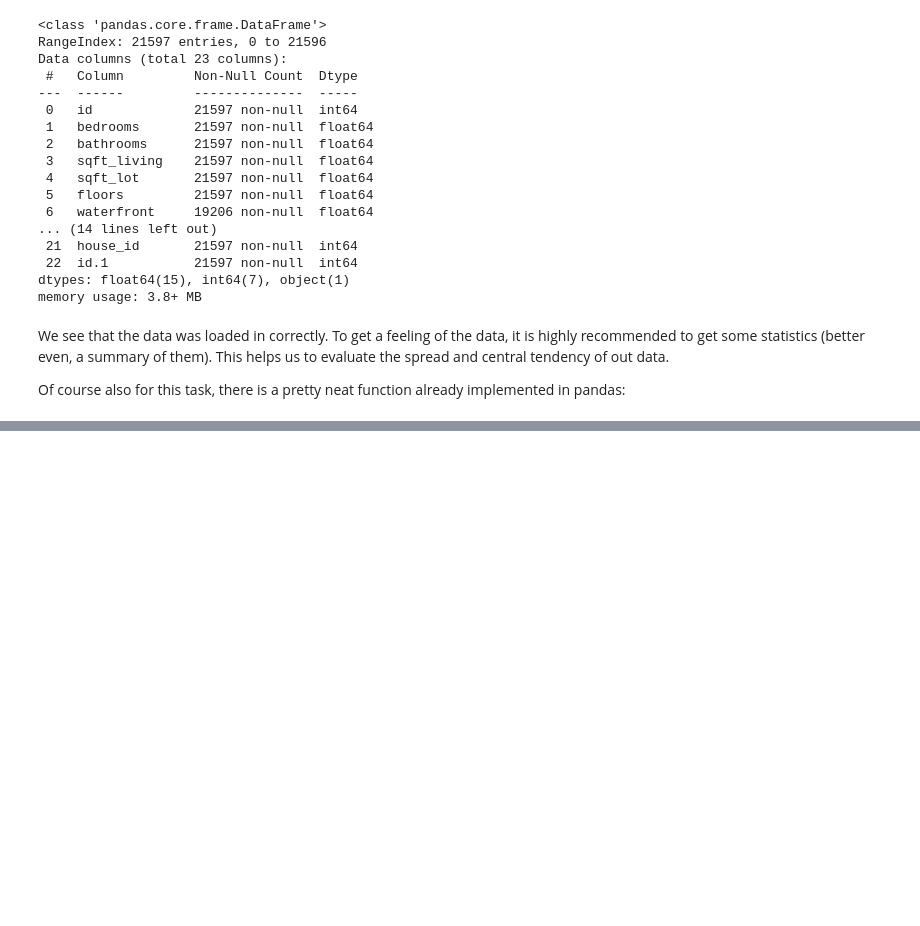
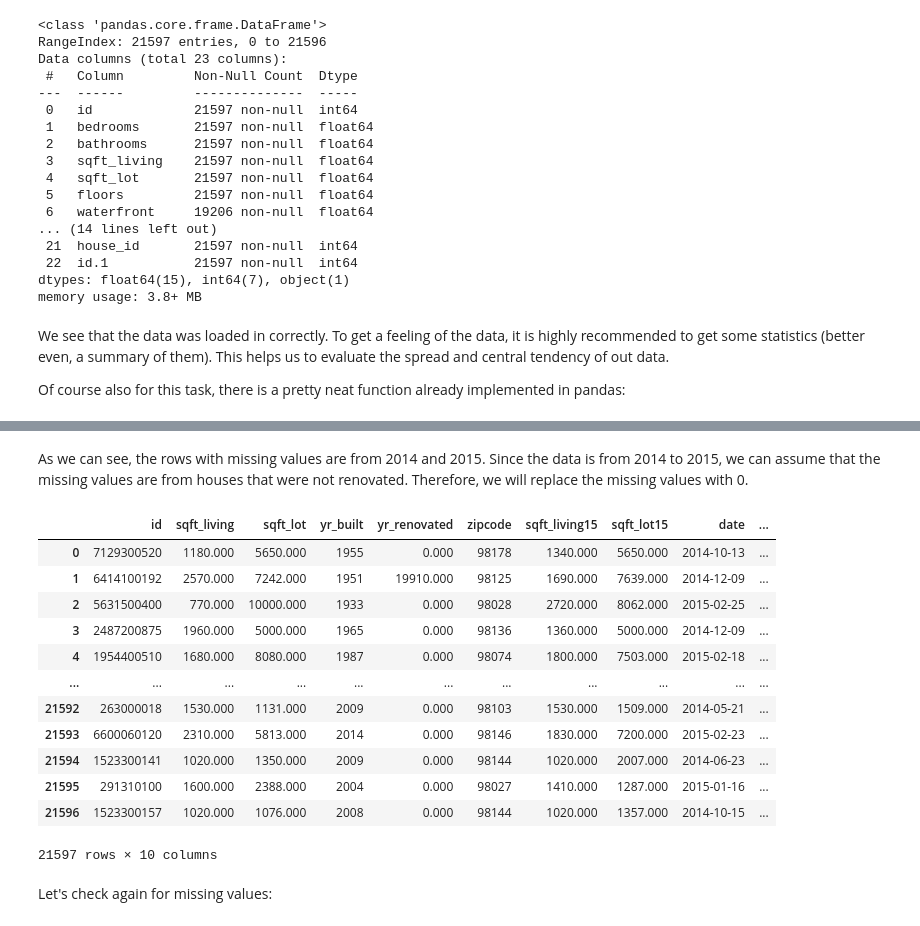
Before and after one commit to S3B3C/EDA-project_Housing, a Jupyter notebook: EDA.ipynb, the cells around one changed output, grey strips where cells are left out. Drawn from its saved outputs; the diff is of its cells as text; code cells hidden in the pictures; blank space fills up the shorter version.

```diff
--- a/EDA.ipynb
+++ b/EDA.ipynb
@@ -242,0 +402,22 @@ Based on the overview of the joined Data tables and the characteristics of thr C
+# %% [markdown]
+As we can see, the rows with missing values are from 2014 and 2015. Since the data is from 2014 to 2015, we can assume that the missing values are from houses that were not renovated. Therefore, we will replace the missing values with 0.
+# %%
+df_dropped_null_filled = df_dropped.copy()
+df_dropped_null_filled['yr_renovated'] = df_dropped_null_filled['yr_renovated'].fillna(0)
+df_dropped_null_filled
+# %% [output]
+|  | id | sqft_living | sqft_lot | yr_built | yr_renovated | zipcode | sqft_living15 | sqft_lot15 | date | ... |
+| 0 | 7129300520 | 1180.000 | 5650.000 | 1955 | 0.000 | 98178 | 1340.000 | 5650.000 | 2014-10-13 | ... |
+| 1 | 6414100192 | 2570.000 | 7242.000 | 1951 | 19910.000 | 98125 | 1690.000 | 7639.000 | 2014-12-09 | ... |
+| 2 | 5631500400 | 770.000 | 10000.000 | 1933 | 0.000 | 98028 | 2720.000 | 8062.000 | 2015-02-25 | ... |
+| 3 | 2487200875 | 1960.000 | 5000.000 | 1965 | 0.000 | 98136 | 1360.000 | 5000.000 | 2014-12-09 | ... |
+| 4 | 1954400510 | 1680.000 | 8080.000 | 1987 | 0.000 | 98074 | 1800.000 | 7503.000 | 2015-02-18 | ... |
+| ... | ... | ... | ... | ... | ... | ... | ... | ... | ... | ... |
+| 21592 | 263000018 | 1530.000 | 1131.000 | 2009 | 0.000 | 98103 | 1530.000 | 1509.000 | 2014-05-21 | ... |
+| 21593 | 6600060120 | 2310.000 | 5813.000 | 2014 | 0.000 | 98146 | 1830.000 | 7200.000 | 2015-02-23 | ... |
+| 21594 | 1523300141 | 1020.000 | 1350.000 | 2009 | 0.000 | 98144 | 1020.000 | 2007.000 | 2014-06-23 | ... |
+| 21595 | 291310100 | 1600.000 | 2388.000 | 2004 | 0.000 | 98027 | 1410.000 | 1287.000 | 2015-01-16 | ... |
+| 21596 | 1523300157 | 1020.000 | 1076.000 | 2008 | 0.000 | 98144 | 1020.000 | 1357.000 | 2014-10-15 | ... |
+21597 rows × 10 columns
+# %% [markdown]
+Let's check again for missing values:
```
Also changed, not shown: parts of 70 cells of this notebook.
